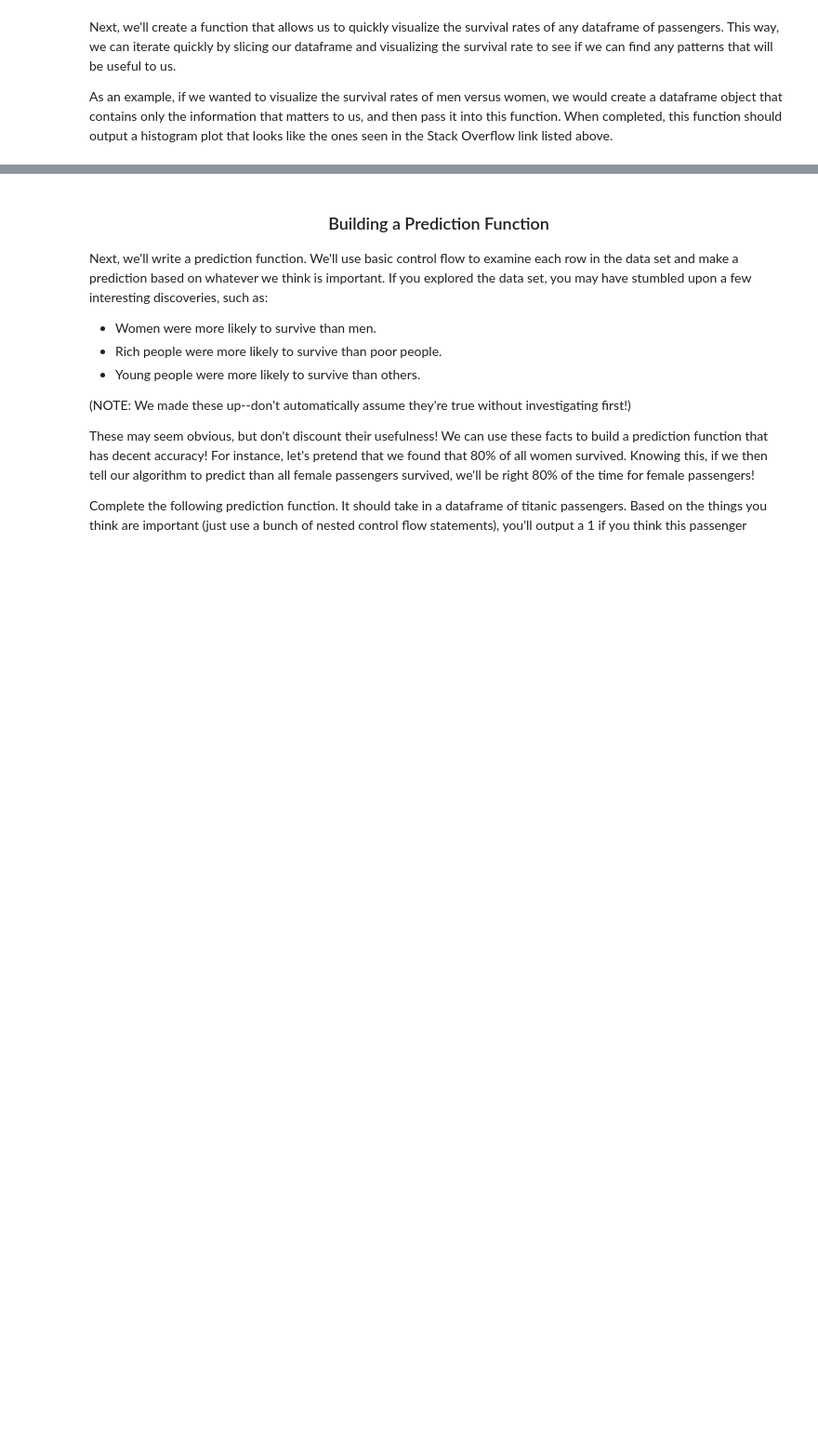
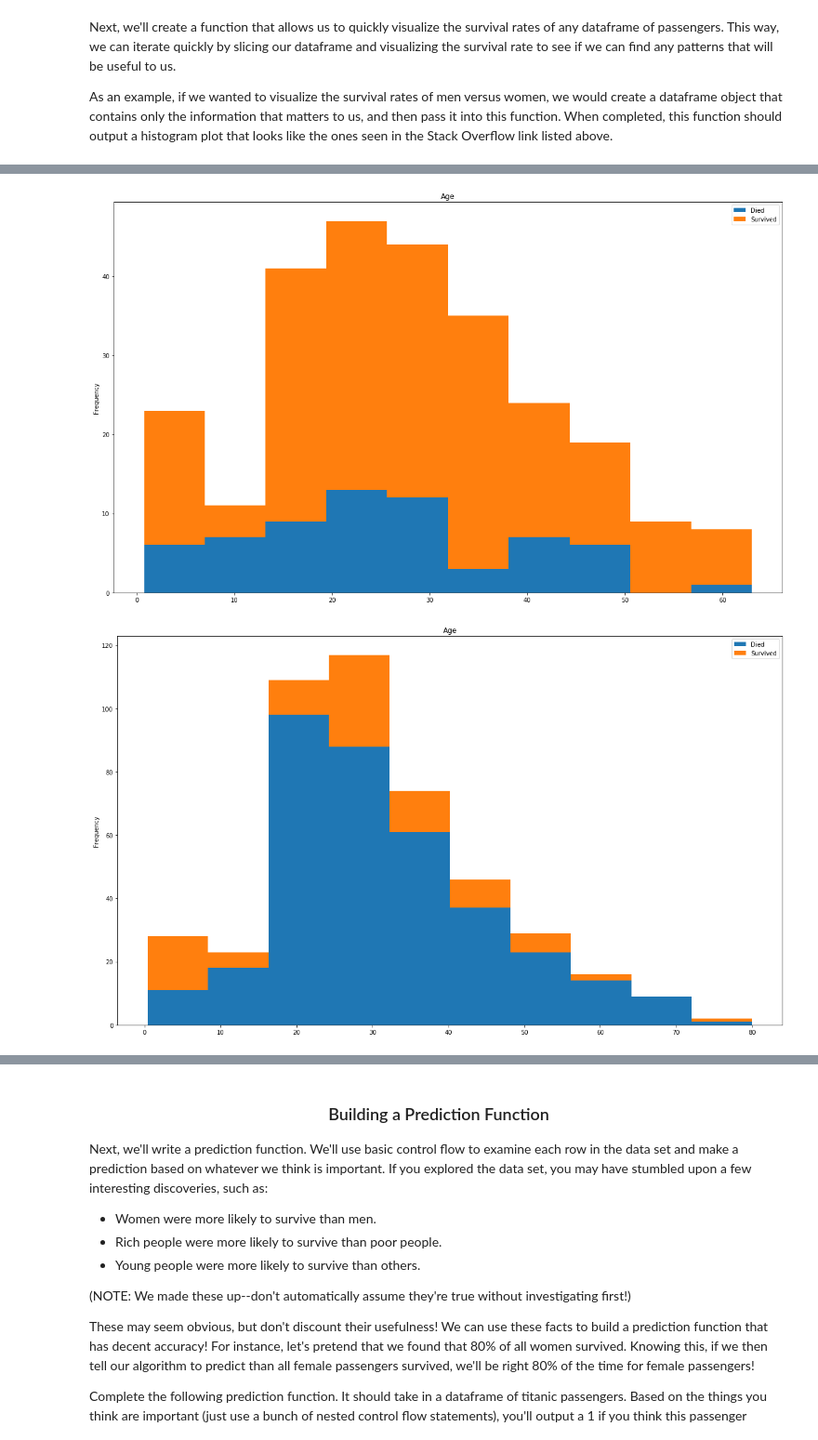
Before and after one commit to JSitter/DS-2-Machine-Learning, a Jupyter notebook: 00_Titanic_Survival_Prediction.ipynb, the cells around one changed output, grey strips where cells are left out. Shown: that part at 93% size. Cells and saved outputs as stored; diff of their text form; code cells hidden in the pictures; blank space fills up the shorter version.

```diff
--- a/00_Titanic_Survival_Prediction.ipynb
+++ b/00_Titanic_Survival_Prediction.ipynb
@@ -145,7 +167,7 @@ def visualize_survival_rates(dataframe, xlabel=None, ylabel="Count"):
                 if not pd.isnull(item):
                     dead_int_list.append(stringkey_dict[item])
 
-            fig = plt.figure(figsize = (20,13))
+            fig = plt.figure(figsize = (20,12))
             ax = fig.gca()
 
             pd.DataFrame({'Died': dead_int_list,
@@ -154,7 +176,7 @@ def visualize_survival_rates(dataframe, xlabel=None, ylabel="Count"):
 
 
         elif plotter != "Survived":
-            fig = plt.figure(figsize = (20,13))
+            fig = plt.figure(figsize = (20,12))
             ax = fig.gca()
 
             pd.DataFrame({'Died': dataframe.groupby('Survived').get_group(0)[plotter],
@@ -172,0 +185,16 @@ visualize_survival_rates(raw_df[["Survived","Pclass","Sex","Age","SibSp","Parch"
+# %%
+#visualize_survival_rates(raw_df[["Survived","Pclass","Sex","Age","SibSp","Parch","Fare","Embarked"]])
+female_survival_df = raw_df.loc[(raw_df["Sex"] == "female"), ['Survived', "Age"]]
+female_survival_df.head()
+visualize_survival_rates(female_survival_df)
+male_survival_df = raw_df.loc[(raw_df["Sex"] == "male"), ["Survived", "Age"]]
+visualize_survival_rates(male_survival_df)
+male_fare_df = raw_df.loc[raw_df["Sex"] == "male", ["Survived", "Fare"]]
+visualize_survival_rates(male_fare_df)
+female_fare = raw_df.loc[raw_df["Sex"] == "female", ["Survived", "Fare"]]
+visualize_survival_rates(female_fare)
+female_age_cheap = raw_df.loc[(raw_df["Sex"] == "female") & (raw_df["Fare"] < 50), ["Survived", "Age"]]
+visualize_survival_rates(female_age_cheap)
+# %% [output]
+[figure, added]
+[figure, added]
```
Also changed, not shown: parts of 6 cells of this notebook.
